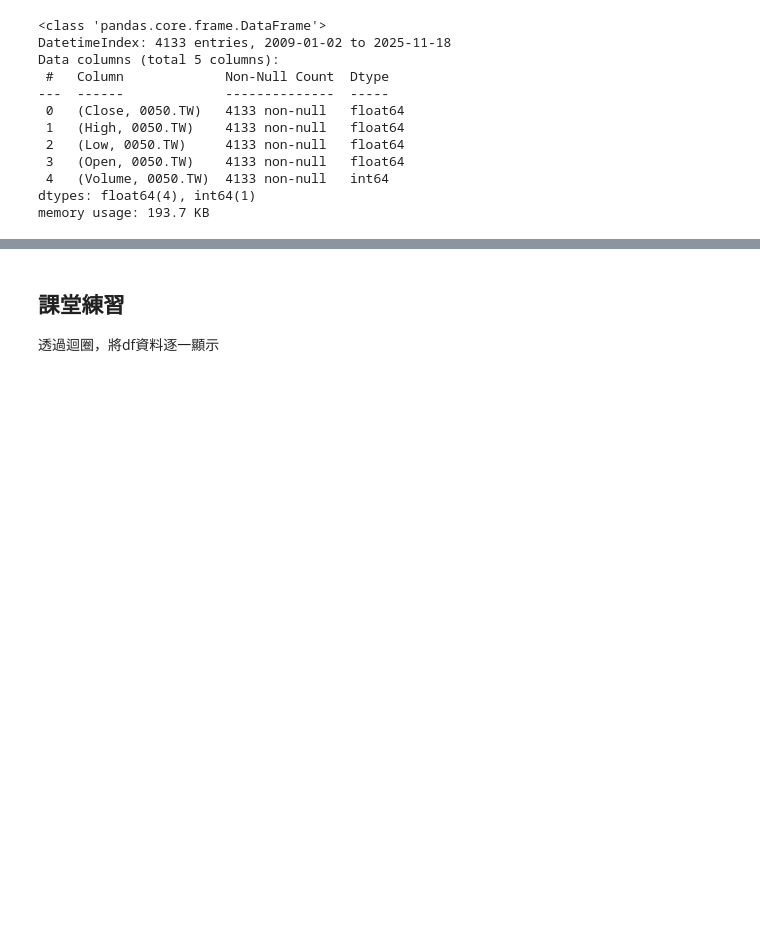
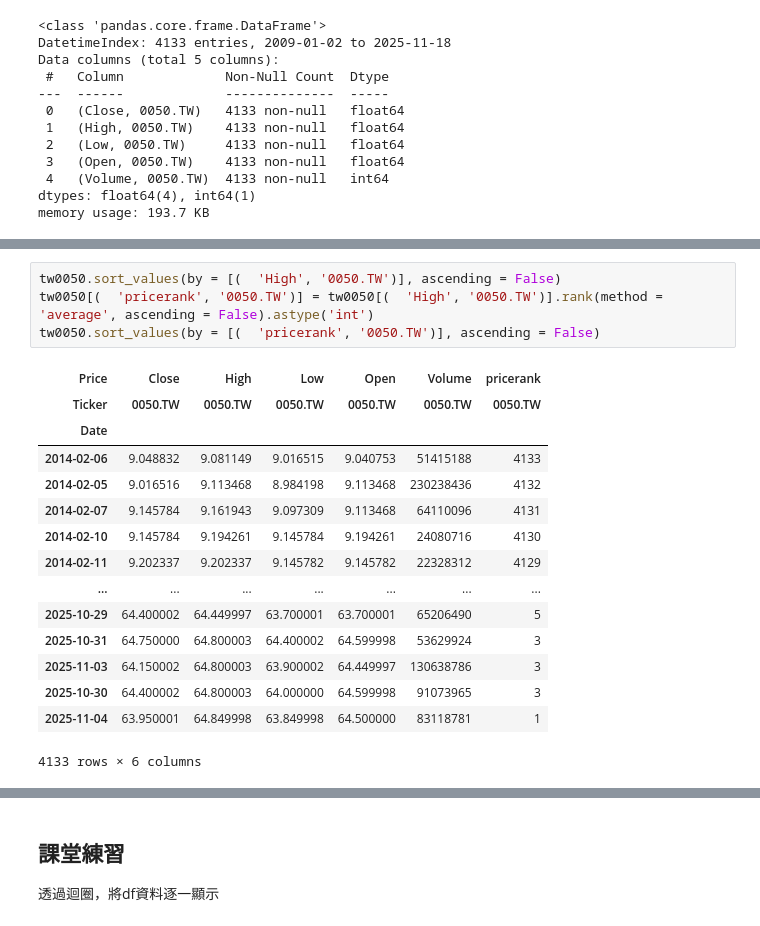
Before and after one commit to RayWang98/class_20251113, a Jupyter notebook: class_info.ipynb, the cells around one changed output, grey strips where cells are left out. Cells and saved outputs as stored; diff of their text form; blank space fills up the shorter version.

```diff
--- a/class_info.ipynb
+++ b/class_info.ipynb
@@ -146,0 +180,20 @@ tw0050.dropna(subset = [('Close', '0050.TW')])
+# %%
+tw0050.sort_values(by = [(  'High', '0050.TW')], ascending = False)
+tw0050[(  'pricerank', '0050.TW')] = tw0050[(  'High', '0050.TW')].rank(method = 'average', ascending = False).astype('int')
+tw0050.sort_values(by = [(  'pricerank', '0050.TW')], ascending = False)
+# %% [output]
+| Price | Close | High | Low | Open | Volume | pricerank |
+| Ticker | 0050.TW | 0050.TW | 0050.TW | 0050.TW | 0050.TW | 0050.TW |
+| Date |  |  |  |  |  |  |
+| 2014-02-06 | 9.048832 | 9.081149 | 9.016515 | 9.040753 | 51415188 | 4133 |
+| 2014-02-05 | 9.016516 | 9.113468 | 8.984198 | 9.113468 | 230238436 | 4132 |
+| 2014-02-07 | 9.145784 | 9.161943 | 9.097309 | 9.113468 | 64110096 | 4131 |
+| 2014-02-10 | 9.145784 | 9.194261 | 9.145784 | 9.194261 | 24080716 | 4130 |
+| 2014-02-11 | 9.202337 | 9.202337 | 9.145782 | 9.145782 | 22328312 | 4129 |
+| ... | ... | ... | ... | ... | ... | ... |
+| 2025-10-29 | 64.400002 | 64.449997 | 63.700001 | 63.700001 | 65206490 | 5 |
+| 2025-10-31 | 64.750000 | 64.800003 | 64.400002 | 64.599998 | 53629924 | 3 |
+| 2025-11-03 | 64.150002 | 64.800003 | 63.900002 | 64.449997 | 130638786 | 3 |
+| 2025-10-30 | 64.400002 | 64.800003 | 64.000000 | 64.599998 | 91073965 | 3 |
+| 2025-11-04 | 63.950001 | 64.849998 | 63.849998 | 64.500000 | 83118781 | 1 |
+4133 rows × 6 columns
```
Also changed, not shown: parts of 7 cells of this notebook.
